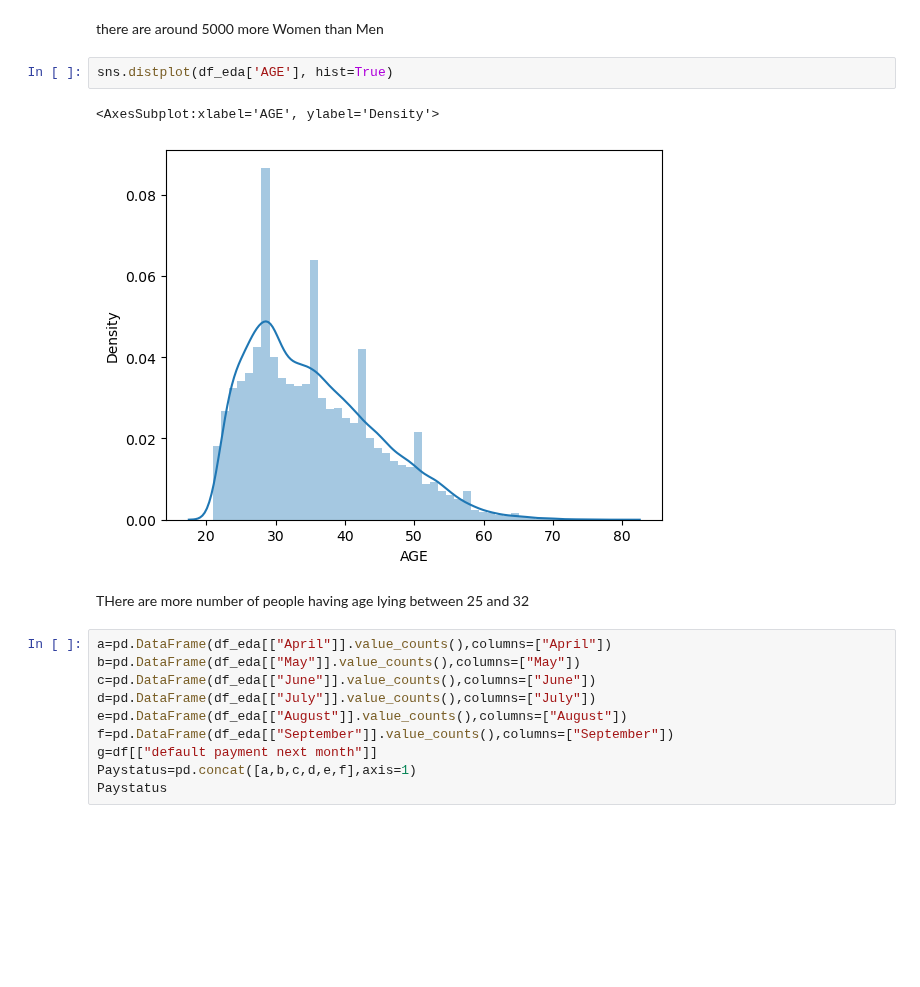
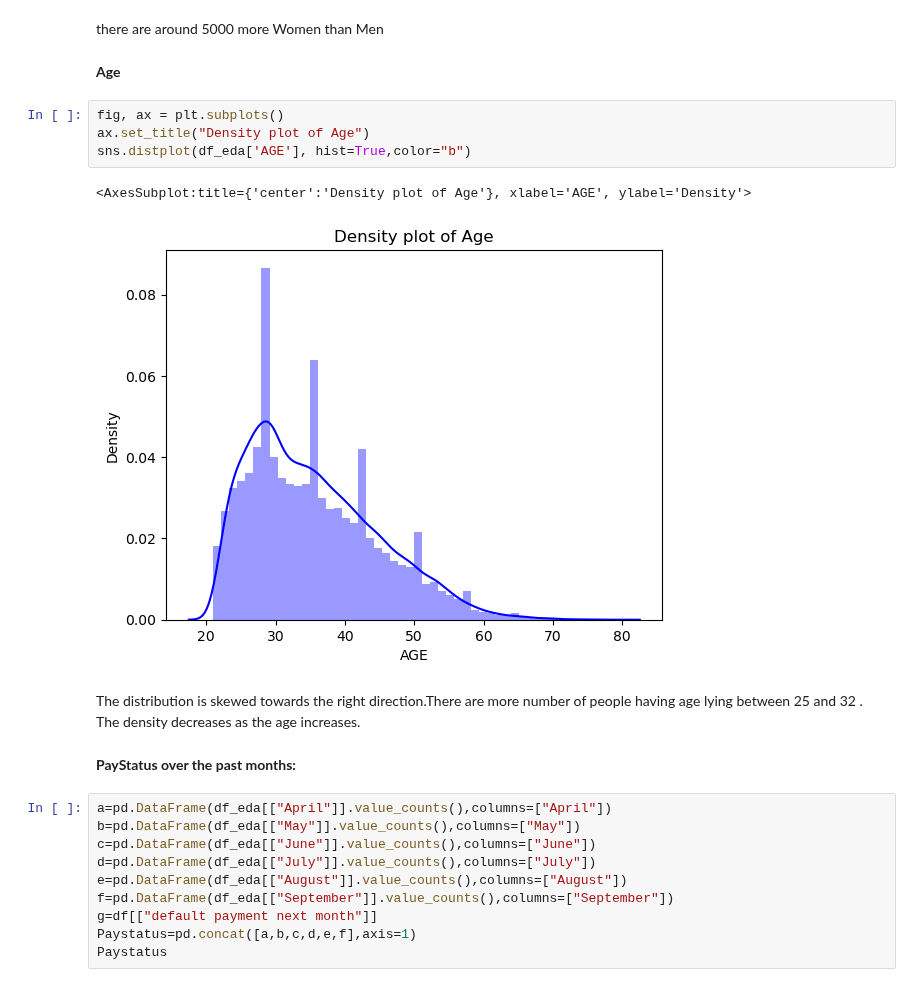
Before and after one commit to JivitteshS/Projects, a Jupyter notebook: Credit Card default Classification/Credit Default Classification - Project.ipynb, the cells around one changed output. Drawn from its saved outputs; the diff is of its cells as text; blank space fills up the shorter version.

```diff
--- a/Credit Card default Classification/Credit Default Classification - Project.ipynb
+++ b/Credit Card default Classification/Credit Default Classification - Project.ipynb
@@ -314,12 +305,18 @@ df_eda['SEX'].value_counts().plot(kind='bar',rot=0)
 # %% [markdown]
 there are around 5000 more Women than Men
+# %% [markdown]
+**Age**
 # %%
-sns.distplot(df_eda['AGE'], hist=True)
+fig, ax = plt.subplots()
+ax.set_title("Density plot of Age")
+sns.distplot(df_eda['AGE'], hist=True,color="b")
 # %% [output]
-<AxesSubplot:xlabel='AGE', ylabel='Density'>
+<AxesSubplot:title={'center':'Density plot of Age'}, xlabel='AGE', ylabel='Density'>
-[figure, old version]
+[figure, new version]
 # %% [markdown]
-THere are more number of people having age lying between 25 and 32
+The distribution is skewed towards the right direction.There are more number of people having age lying between 25 and 32 . The density decreases as the age increases.
+# %% [markdown]
+**PayStatus over the past months:**
 # %%
 a=pd.DataFrame(df_eda[["April"]].value_counts(),columns=["April"])
 b=pd.DataFrame(df_eda[["May"]].value_counts(),columns=["May"])
```
Also changed, not shown: parts of 79 cells of this notebook.
